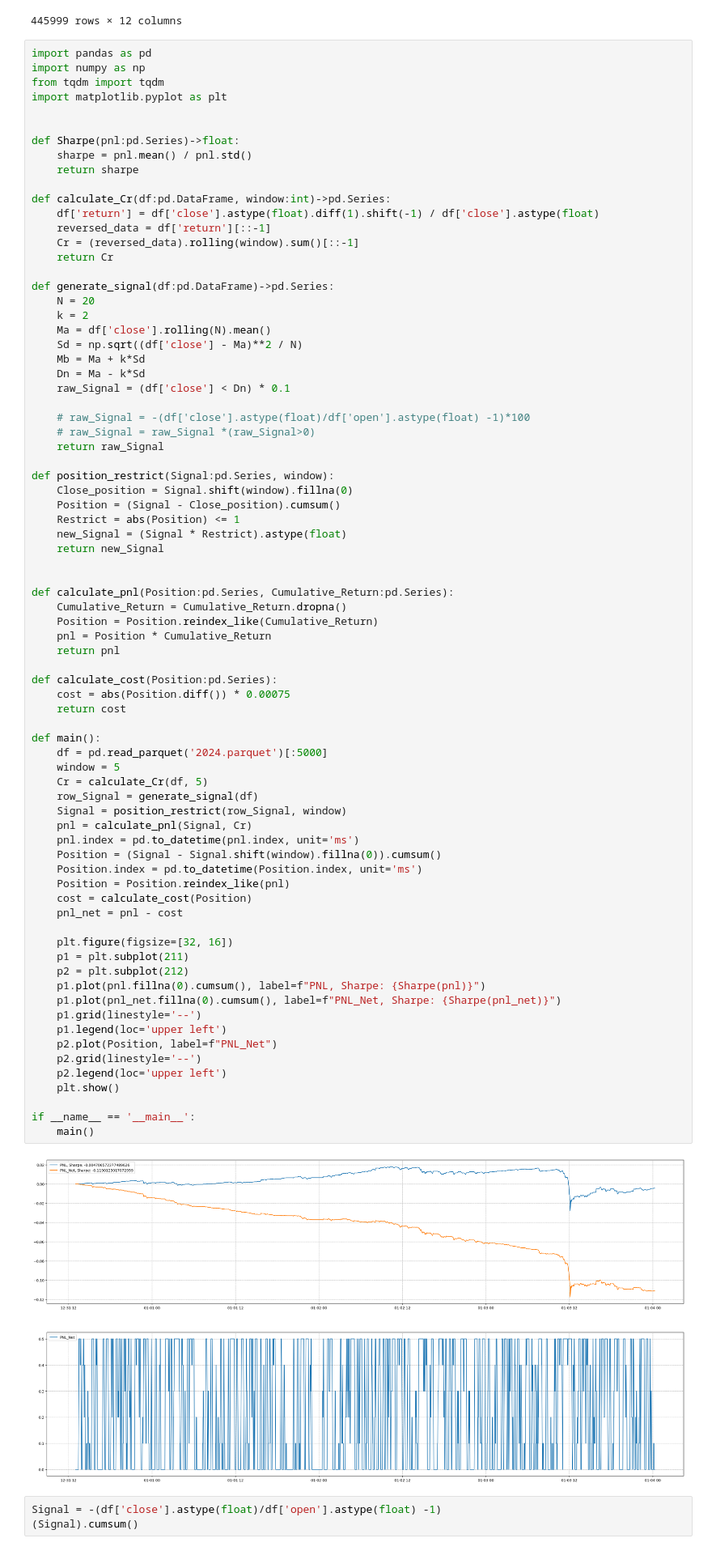
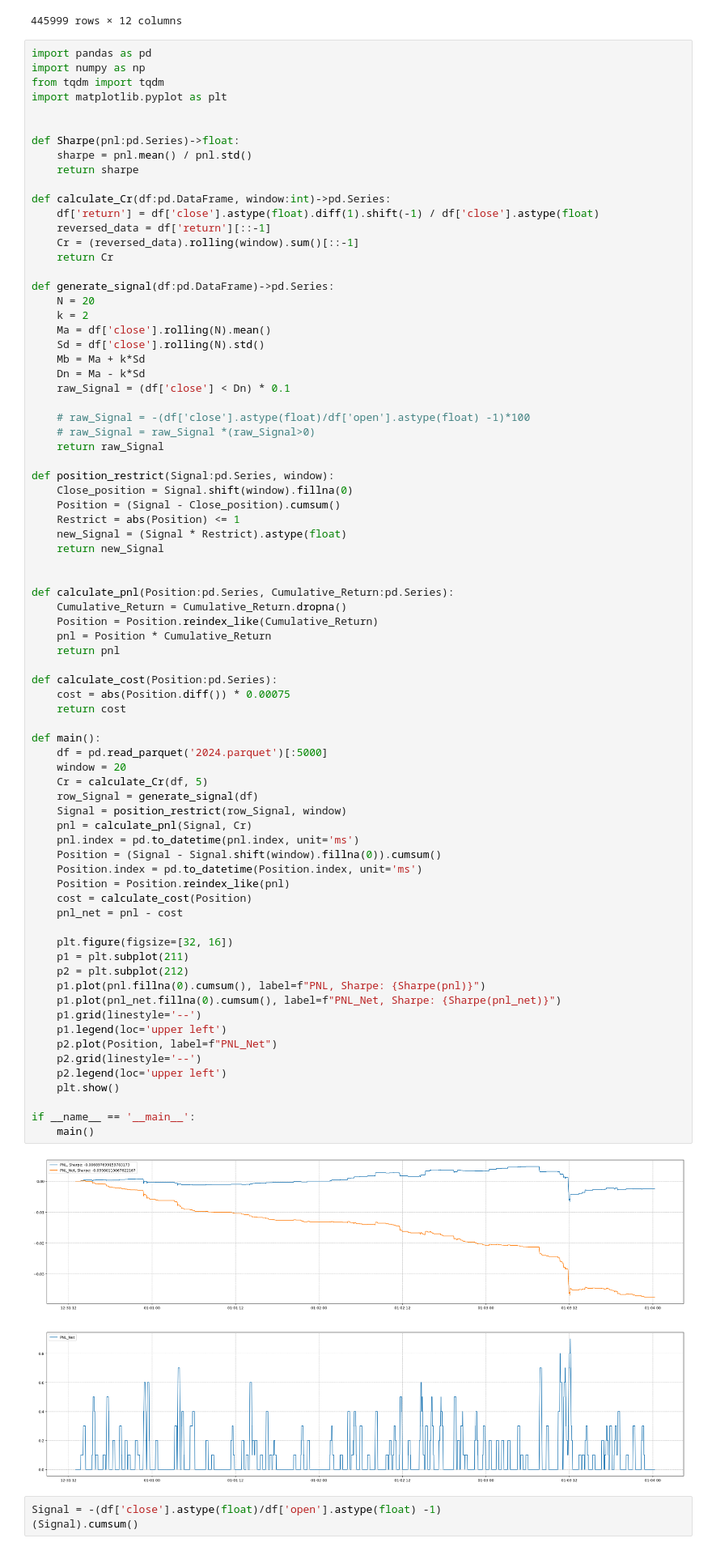
Before and after one commit to Kenneth0901/HFT, a Jupyter notebook: test.ipynb, the cells around one changed output. Shown at 81% size. Cells and saved outputs as stored; diff of their text form.

```diff
--- a/test.ipynb
+++ b/test.ipynb
@@ -96,7 +96,7 @@ def generate_signal(df:pd.DataFrame)->pd.Series:
     N = 20
     k = 2
     Ma = df['close'].rolling(N).mean()
-    Sd = np.sqrt((df['close'] - Ma)**2 / N)
+    Sd = df['close'].rolling(N).std()
     Mb = Ma + k*Sd
     Dn = Ma - k*Sd
     raw_Signal = (df['close'] < Dn) * 0.1
@@ -124,35 +124,35 @@ def calculate_cost(Position:pd.Series):
     return cost
 
 def main():
     df = pd.read_parquet('2024.parquet')[:5000]
-    window = 5
+    window = 20
     Cr = calculate_Cr(df, 5)
     row_Signal = generate_signal(df)
     Signal = position_restrict(row_Signal, window)
     pnl = calculate_pnl(Signal, Cr)
     pnl.index = pd.to_datetime(pnl.index, unit='ms')
     Position = (Signal - Signal.shift(window).fillna(0)).cumsum()
     Position.index = pd.to_datetime(Position.index, unit='ms')
     Position = Position.reindex_like(pnl)
     cost = calculate_cost(Position)
     pnl_net = pnl - cost
 
     plt.figure(figsize=[32, 16])
     p1 = plt.subplot(211)
     p2 = plt.subplot(212)
     p1.plot(pnl.fillna(0).cumsum(), label=f"PNL, Sharpe: {Sharpe(pnl)}")
     p1.plot(pnl_net.fillna(0).cumsum(), label=f"PNL_Net, Sharpe: {Sharpe(pnl_net)}")
     p1.grid(linestyle='--')
     p1.legend(loc='upper left')
     p2.plot(Position, label=f"PNL_Net")
     p2.grid(linestyle='--')
     p2.legend(loc='upper left')
     plt.show()
 
 if __name__ == '__main__':
     main()
 # %% [output]
-[figure, old version]
+[figure, new version]
 # %%
 Signal = -(df['close'].astype(float)/df['open'].astype(float) -1)
 (Signal).cumsum()
```
Also changed, not shown: 1 other file.
